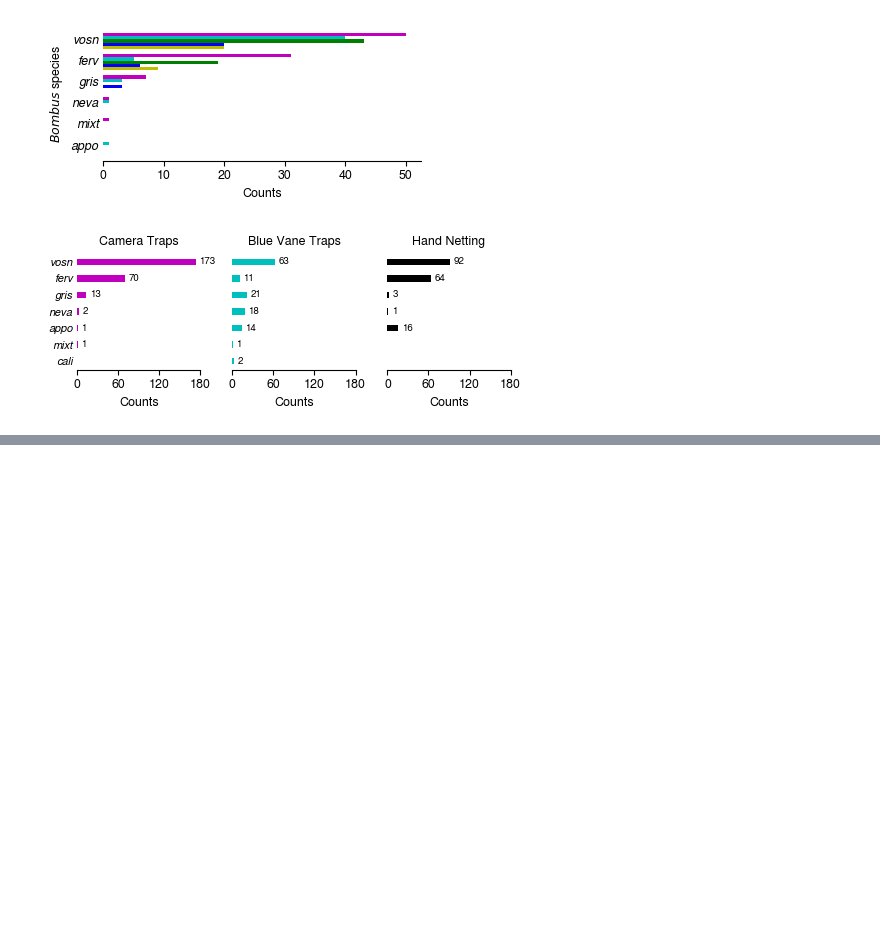
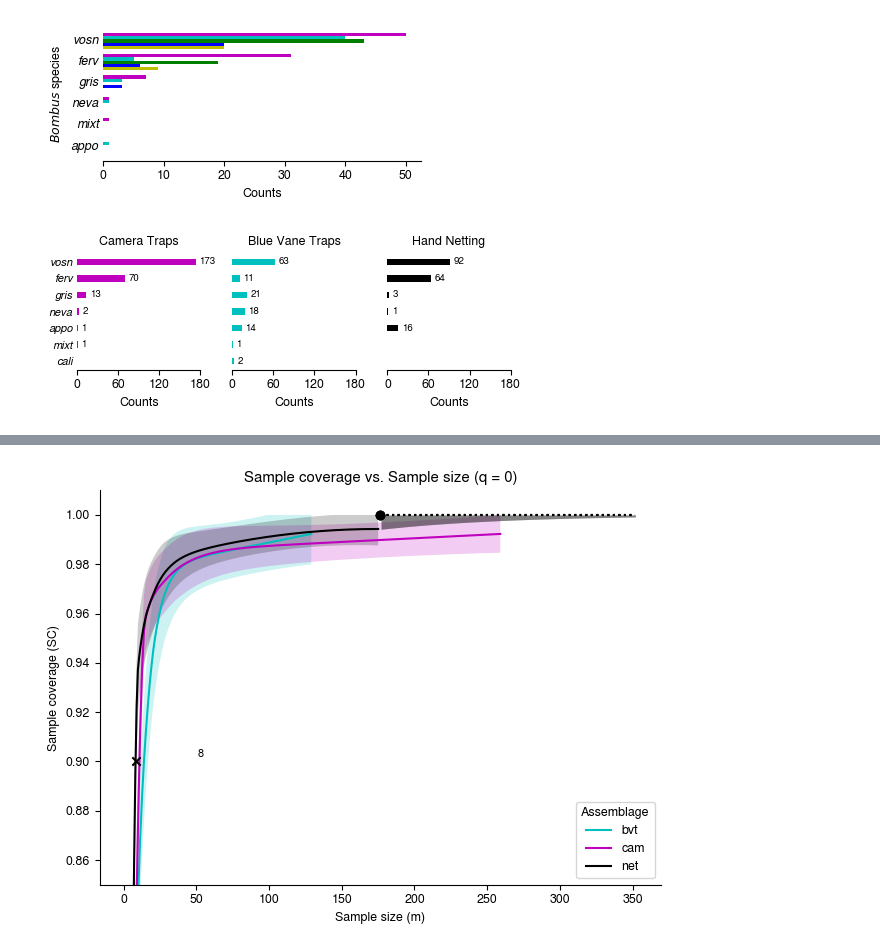
Before and after one commit to mparkergetz/bee_cam_data_processing, a Jupyter notebook: nb4_process_community_data.ipynb, the cells around one changed output, grey strips where cells are left out. Drawn from its saved outputs; the diff is of its cells as text; code cells hidden in the pictures; blank space fills up the shorter version.

```diff
--- a/nb4_process_community_data.ipynb
+++ b/nb4_process_community_data.ipynb
@@ -205,0 +370,75 @@ with open("csvs/abundance_list.json", "w") as f:
+# %%
+from scipy.optimize import brentq  # root-finding for inverse lookup
+
+fig, ax = plt.subplots()
+
+order_q = 0
+df_filtered = size_est[size_est['Order.q'] == order_q]
+
+coverage_targets = [0.90, 0.95, 0.975]
+
+for assemblage, subdf in df_filtered.groupby("Assemblage"):
+    color = method_color_map.get(assemblage, "gray")
+
+    # --- Rarefaction ---
+    rare = subdf[subdf["Method"] == "Rarefaction"].sort_values("m")
+    if not rare.empty:
+        f_y = PchipInterpolator(rare["m"], rare["SC"])
+        f_lcl = PchipInterpolator(rare["m"], rare["SC.LCL"])
+        f_ucl = PchipInterpolator(rare["m"], rare["SC.UCL"])
+        x_smooth = np.linspace(rare["m"].min(), rare["m"].max(), 200)
+
+        ax.plot(x_smooth, f_y(x_smooth), color=color, label=assemblage)
+        ax.fill_between(x_smooth, f_lcl(x_smooth), f_ucl(x_smooth),
+                        color=color, alpha=0.2, linewidth=0)
+
+        # Label target coverage levels
+
+for target in coverage_targets:
+    try:
+        m_target = brentq(lambda xx: f_y(xx) - target,
+                          rare["m"].min(), rare["m"].max())
+        ax.scatter(m_target, target, color=color, marker="x", zorder=4)
+        ax.text(m_target + (50 * target), target + 0.002,
+                f"{int(round(m_target))}",
+                color=color, fontsize=8, ha="center")
+    except ValueError:
+        pass
+
+    # --- Observed ---
+    obs = subdf[subdf["Method"] == "Observed"]
+    if not obs.empty:
+        ax.scatter(obs["m"], obs["SC"], color=color, marker="o", edgecolor="k", zorder=3)
+
+    # --- Extrapolation ---
+    extra = subdf[subdf["Method"] == "Extrapolation"].sort_values("m")
+    if not extra.empty:
+        f_y = PchipInterpolator(extra["m"], extra["SC"])
+        f_lcl = PchipInterpolator(extra["m"], extra["SC.LCL"])
+        f_ucl = PchipInterpolator(extra["m"], extra["SC.UCL"])
+        x_smooth = np.linspace(extra["m"].min(), extra["m"].max(), 200)
+
+        ax.plot(x_smooth, f_y(x_smooth), color=color, linestyle="dotted")
+        ax.fill_between(x_smooth, f_lcl(x_smooth), f_ucl(x_smooth),
+                        color=color, alpha=0.2, linewidth=0)
+
+        # Label target coverage levels (if not already reached in rarefaction)
+        for target in coverage_targets:
+            try:
+                m_target = brentq(lambda xx: f_y(xx) - target,
+                                  extra["m"].min(), extra["m"].max())
+                ax.scatter(m_target, target, color=color, marker="x", zorder=4)
+                ax.text(m_target, target+0.002, f"{int(round(m_target))}",
+                        color=color, fontsize=8, ha="center")
+            except ValueError:
+                pass
+
+ax.set_ylim(0.85, 1.01)
+ax.set_xlabel("Sample size (m)")
+ax.set_ylabel("Sample coverage (SC)")
+ax.set_title(f"Sample coverage vs. Sample size (q = {order_q})")
+ax.legend(title="Assemblage")
+plt.tight_layout()
+plt.show()
+# %% [output]
+[figure, added]
```
Also changed, not shown: parts of 12 cells of this notebook, 1 other file.
